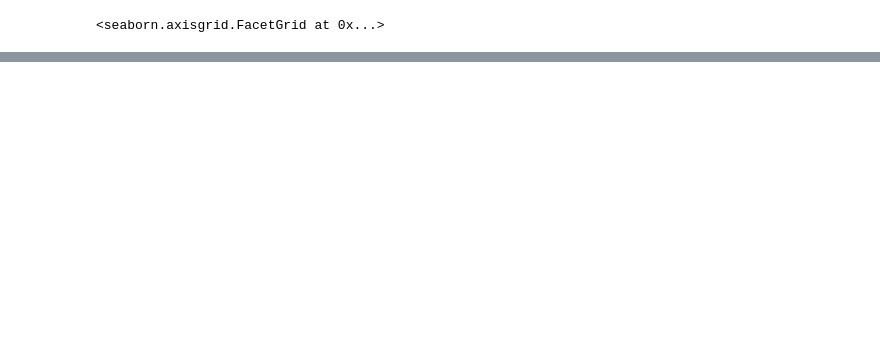
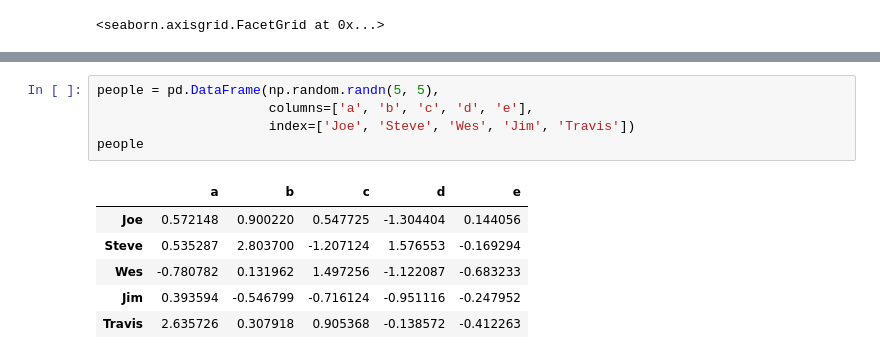
Before and after one commit to ercsssn/data-analysis-notes, a Jupyter notebook: pfda.ipynb, the cells around one changed output, grey strips where cells are left out. Drawn from its saved outputs; the diff is of its cells as text; blank space fills up the shorter version.

```diff
--- a/pfda.ipynb
+++ b/pfda.ipynb
@@ -3006,0 +3159,12 @@ sns.factorplot(x='tips_pct', y='day', kind='box',
+# %%
+people = pd.DataFrame(np.random.randn(5, 5),
+                      columns=['a', 'b', 'c', 'd', 'e'],
+                      index=['Joe', 'Steve', 'Wes', 'Jim', 'Travis'])
+people
+# %% [output]
+|  | a | b | c | d | e |
+| Joe | 0.572148 | 0.900220 | 0.547725 | -1.304404 | 0.144056 |
+| Steve | 0.535287 | 2.803700 | -1.207124 | 1.576553 | -0.169294 |
+| Wes | -0.780782 | 0.131962 | 1.497256 | -1.122087 | -0.683233 |
+| Jim | 0.393594 | -0.546799 | -0.716124 | -0.951116 | -0.247952 |
+| Travis | 2.635726 | 0.307918 | 0.905368 | -0.138572 | -0.412263 |
```
Also changed, not shown: parts of 30 cells of this notebook.
